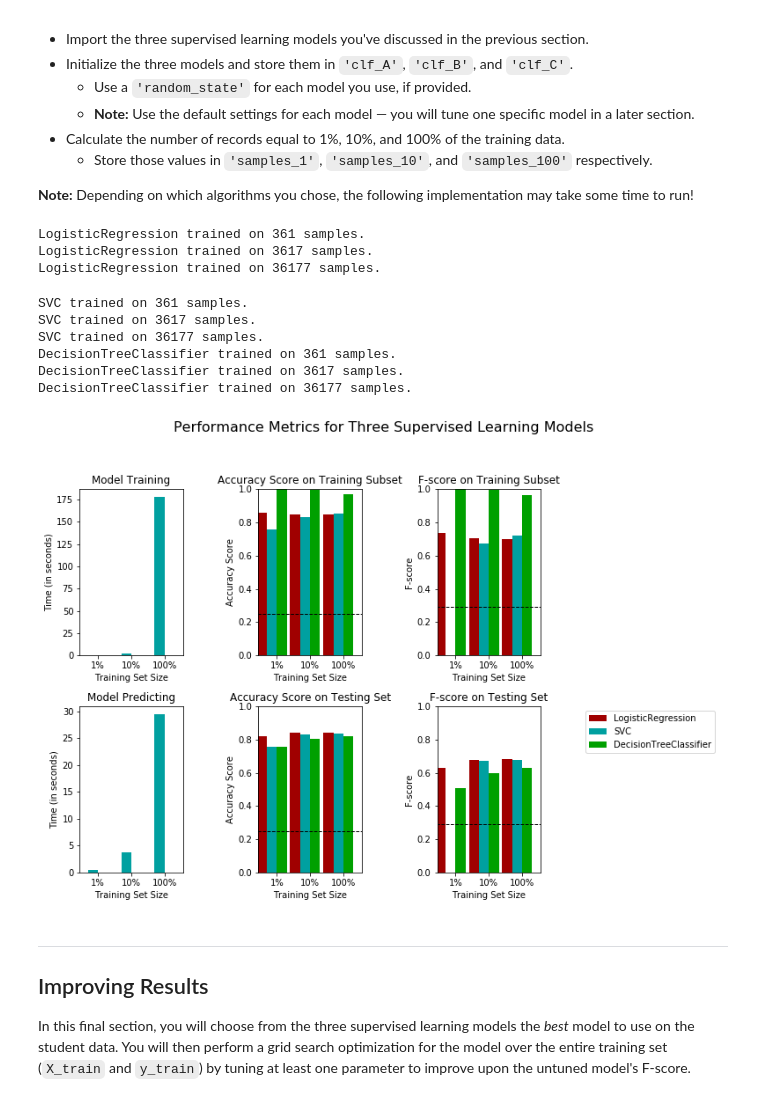
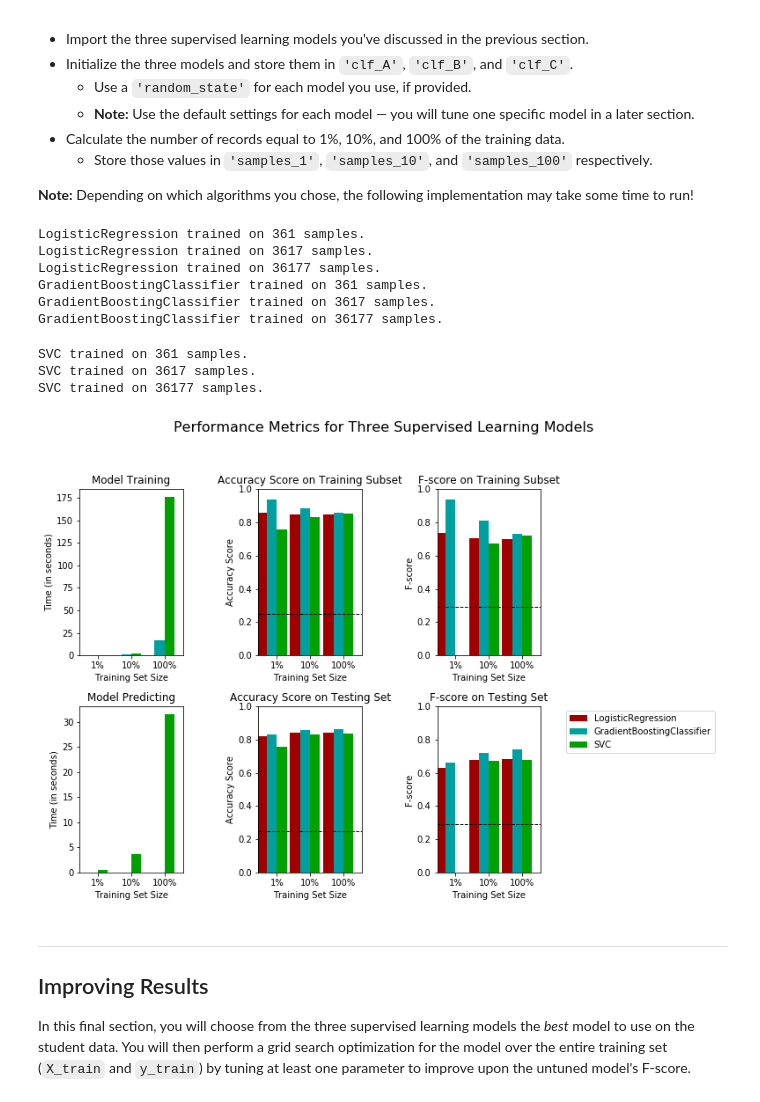
Before and after one commit to MarceloPV21/finding_donors, a Jupyter notebook: finding_donors.ipynb, the cells around one changed output. Cells and saved outputs as stored; diff of their text form; code cells hidden in the pictures.

```diff
--- a/finding_donors.ipynb
+++ b/finding_donors.ipynb
@@ -400,44 +403,44 @@ In the code cell, you will need to implement the following:
 # %%
 # TODO: Import the three supervised learning models from sklearn
 from sklearn.linear_model import LogisticRegression
+from sklearn.ensemble import GradientBoostingClassifier
 from sklearn import svm
-from sklearn.tree import DecisionTreeClassifier
 
 # TODO: Initialize the three models
 clf_A = LogisticRegression(random_state=42)
-clf_B = svm.SVC()
-clf_C = DecisionTreeClassifier(random_state=42)
+clf_B = GradientBoostingClassifier(random_state=42)
+clf_C = svm.SVC(random_state=42)
 
 # TODO: Calculate the number of samples for 1%, 10%, and 100% of the training data
 # HINT: samples_100 is the entire training set i.e. len(y_train)
 # HINT: samples_10 is 10% of samples_100 (ensure to set the count of the values to be `int` and not `float`)
 # HINT: samples_1 is 1% of samples_100 (ensure to set the count of the values to be `int` and not `float`)
 samples_100 = len(y_train)
 samples_10 = int(samples_100 * 0.1)
 samples_1 = int(samples_100 * 0.01)
 
 # Collect results on the learners
 results = {}
 for clf in [clf_A, clf_B, clf_C]:
     clf_name = clf.__class__.__name__
     results[clf_name] = {}
     for i, samples in enumerate([samples_1, samples_10, samples_100]):
         results[clf_name][i] = \
         train_predict(clf, samples, X_train, y_train, X_test, y_test)
 
 # Run metrics visualization for the three supervised learning models chosen
 vs.evaluate(results, accuracy, fscore)
 # %% [output]
 LogisticRegression trained on 361 samples.
 LogisticRegression trained on 3617 samples.
 LogisticRegression trained on 36177 samples.
+GradientBoostingClassifier trained on 361 samples.
+GradientBoostingClassifier trained on 3617 samples.
+GradientBoostingClassifier trained on 36177 samples.
 SVC trained on 361 samples.
 SVC trained on 3617 samples.
 SVC trained on 36177 samples.
-DecisionTreeClassifier trained on 361 samples.
-DecisionTreeClassifier trained on 3617 samples.
-DecisionTreeClassifier trained on 36177 samples.
-[figure, old version]
+[figure, new version]
 # %% [markdown]
 ----
 ## Improving Results
```
Also changed, not shown: parts of 11 cells of this notebook.
